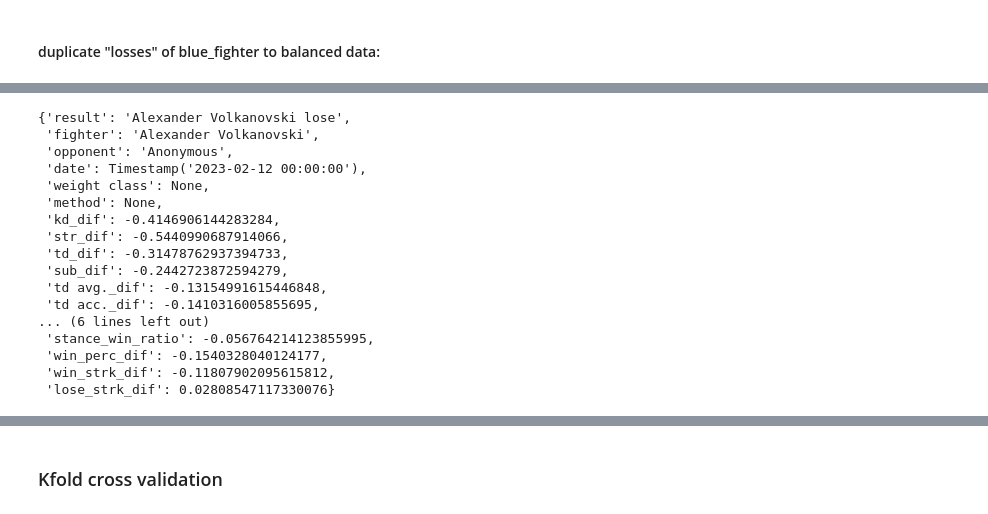
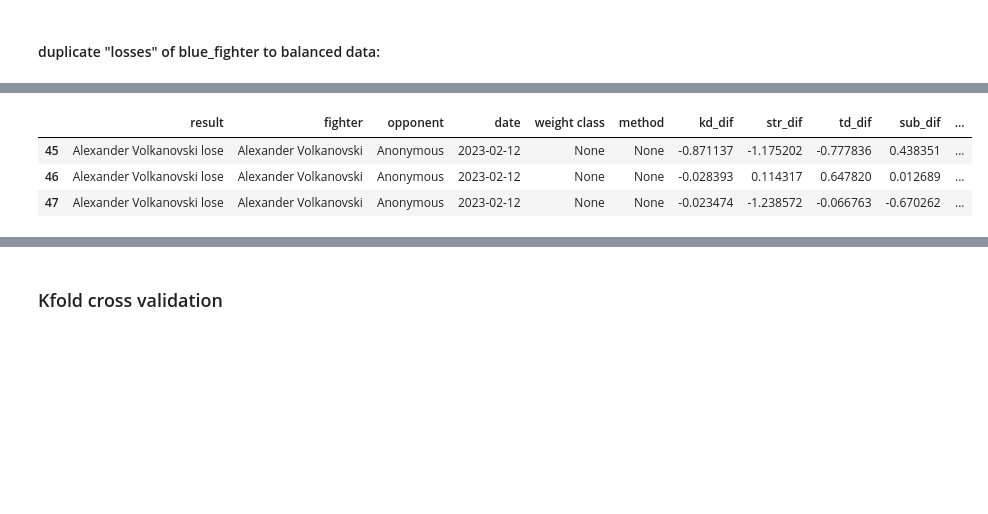
Before and after one commit to sagi778/ufc_fights_Predictor, a Jupyter notebook: notebooks/micro_model_training.ipynb, the cells around one changed output, grey strips where cells are left out. Drawn from its saved outputs; the diff is of its cells as text; code cells hidden in the pictures; blank space fills up the shorter version.

```diff
--- a/notebooks/micro_model_training.ipynb
+++ b/notebooks/micro_model_training.ipynb
@@ -115,20 +110,12 @@ NameError: name 'data' is not defined
 # %%
-get_synt_loss(fighter=red_fighter)
+amount =  len(get_my_wins(fighter=red_fighter, data=data)) - len(get_my_losses(fighter=red_fighter, data=data)) #required amount of losses for balanced data
+
+for i in tqdm(range(amount)):
+    data = pd.concat([data,get_synt_loss(fighter=red_fighter)],ignore_index=True)
+
+data.tail(3)
 # %% [output]
-{'result': 'Alexander Volkanovski lose',
- 'fighter': 'Alexander Volkanovski',
- 'opponent': 'Anonymous',
- 'date': Timestamp('2023-02-12 00:00:00'),
- 'weight class': None,
- 'method': None,
- 'kd_dif': -0.4146906144283284,
- 'str_dif': -0.5440990687914066,
- 'td_dif': -0.31478762937394733,
- 'sub_dif': -0.2442723872594279,
- 'td avg._dif': -0.13154991615446848,
- 'td acc._dif': -0.1410316005855695,
-... (6 lines left out)
- 'stance_win_ratio': -0.056764214123855995,
- 'win_perc_dif': -0.1540328040124177,
- 'win_strk_dif': -0.11807902095615812,
- 'lose_strk_dif': 0.02808547117330076}
+|  | result | fighter | opponent | date | weight class | method | kd_dif | str_dif | td_dif | sub_dif | ... |
+| 45 | Alexander Volkanovski lose | Alexander Volkanovski | Anonymous | 2023-02-12 | None | None | -0.871137 | -1.175202 | -0.777836 | 0.438351 | ... |
+| 46 | Alexander Volkanovski lose | Alexander Volkanovski | Anonymous | 2023-02-12 | None | None | -0.028393 | 0.114317 | 0.647820 | 0.012689 | ... |
+| 47 | Alexander Volkanovski lose | Alexander Volkanovski | Anonymous | 2023-02-12 | None | None | -0.023474 | -1.238572 | -0.066763 | -0.670262 | ... |
```
Also changed, not shown: parts of 12 cells of this notebook, 1 other file.
